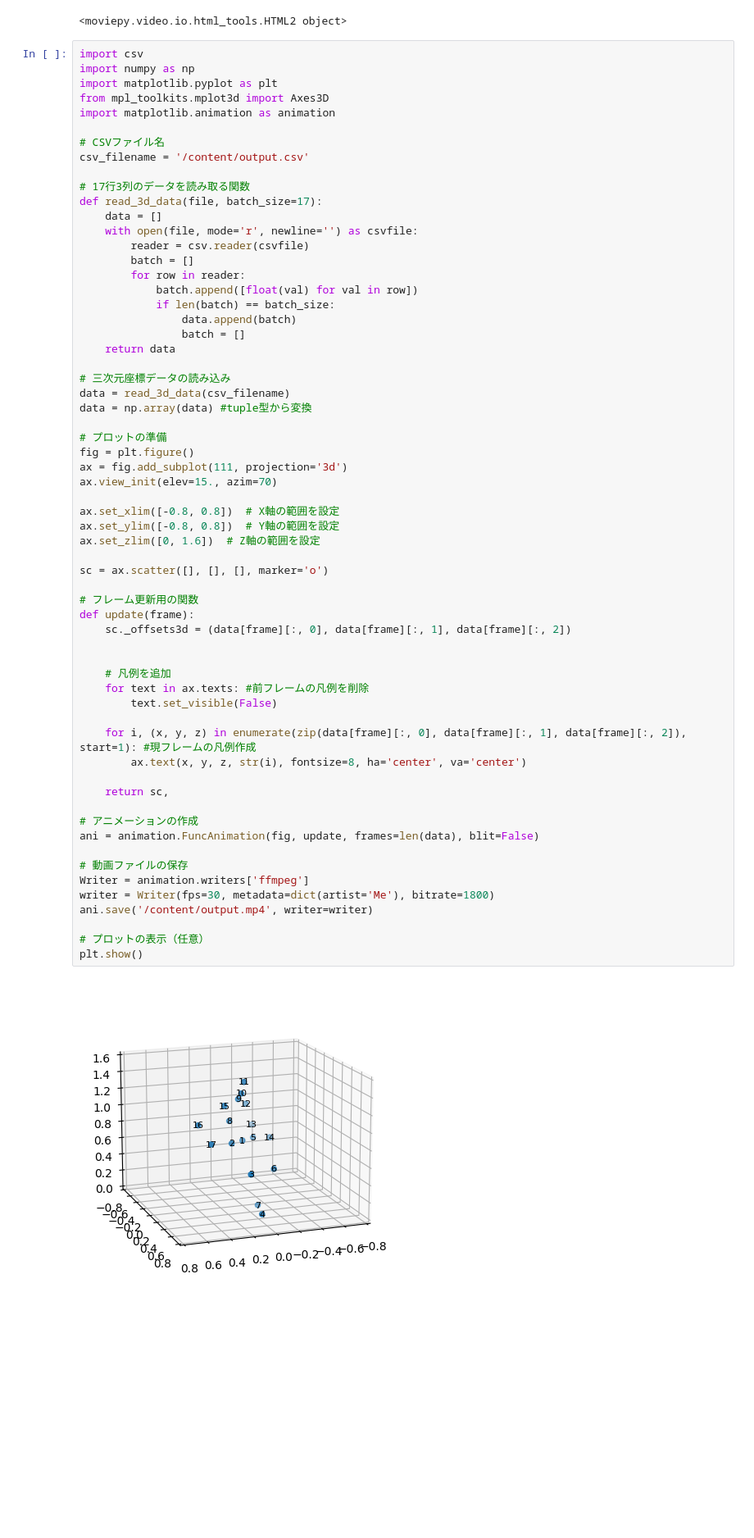
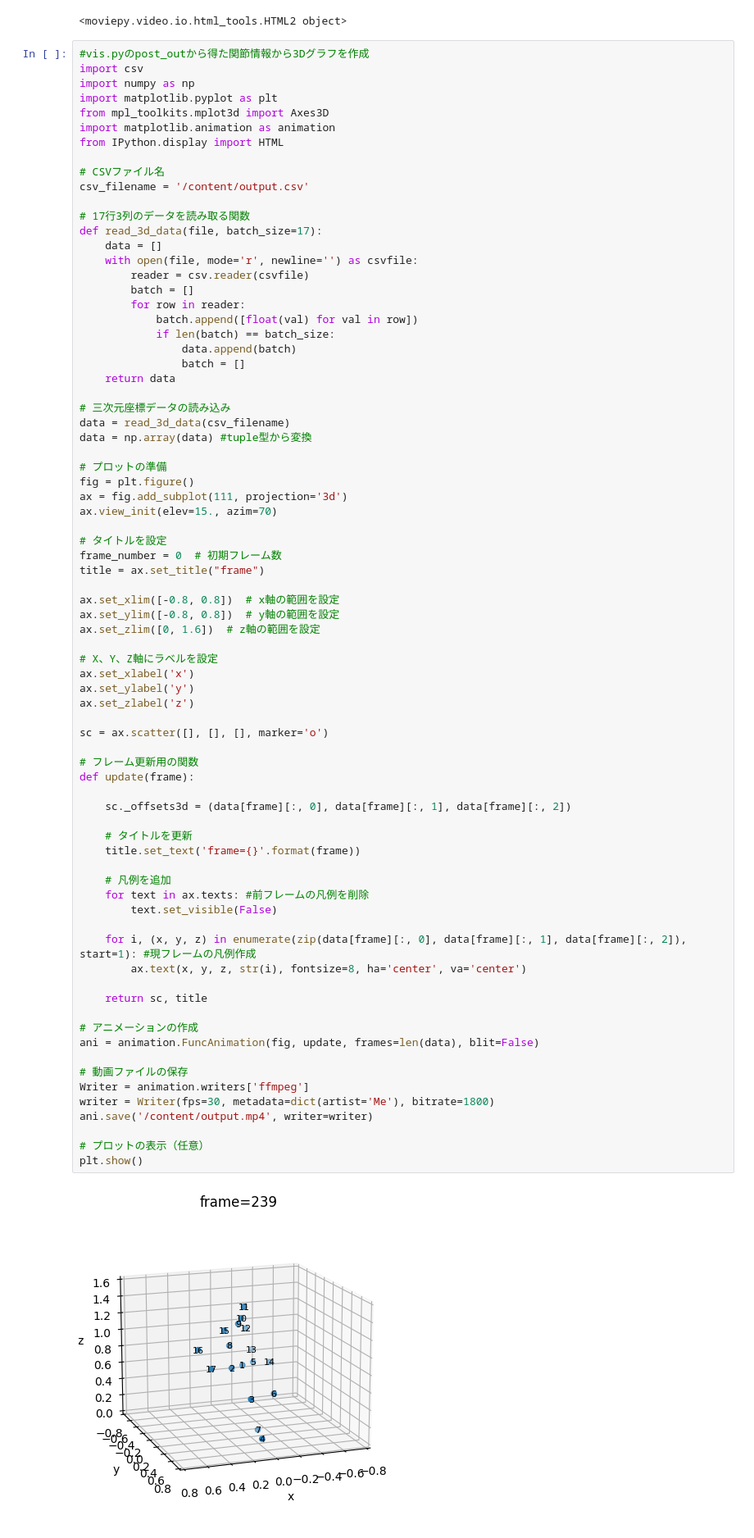
Before and after one commit to Sumisumisumith/Kickmotion-Evaluation-System, a Jupyter notebook: StridedTransformer.ipynb, the cells around one changed output. Shown at 82% size. Drawn from its saved outputs; the diff is of its cells as text; blank space fills up the shorter version.

```diff
--- a/StridedTransformer.ipynb
+++ b/StridedTransformer.ipynb
@@ -146,11 +146,13 @@ Moviepy - Done !
 Moviepy - video ready __temp__.mp4
 <moviepy.video.io.html_tools.HTML2 object>
 # %%
+#vis.pyのpost_outから得た関節情報から3Dグラフを作成
 import csv
 import numpy as np
 import matplotlib.pyplot as plt
 from mpl_toolkits.mplot3d import Axes3D
 import matplotlib.animation as animation
+from IPython.display import HTML
 
 # CSVファイル名
 csv_filename = '/content/output.csv'
@@ -177,35 +179,47 @@ fig = plt.figure()
 ax = fig.add_subplot(111, projection='3d')
 ax.view_init(elev=15., azim=70)
 
-ax.set_xlim([-0.8, 0.8])  # X軸の範囲を設定
-ax.set_ylim([-0.8, 0.8])  # Y軸の範囲を設定
-ax.set_zlim([0, 1.6])  # Z軸の範囲を設定
+# タイトルを設定
+frame_number = 0  # 初期フレーム数
+title = ax.set_title("frame")
+
+ax.set_xlim([-0.8, 0.8])  # x軸の範囲を設定
+ax.set_ylim([-0.8, 0.8])  # y軸の範囲を設定
+ax.set_zlim([0, 1.6])  # z軸の範囲を設定
+
+# X、Y、Z軸にラベルを設定
+ax.set_xlabel('x')
+ax.set_ylabel('y')
+ax.set_zlabel('z')
 
 sc = ax.scatter([], [], [], marker='o')
 
 # フレーム更新用の関数
 def update(frame):
+
     sc._offsets3d = (data[frame][:, 0], data[frame][:, 1], data[frame][:, 2])
 
+    # タイトルを更新
+    title.set_text('frame={}'.format(frame))
 
     # 凡例を追加
     for text in ax.texts: #前フレームの凡例を削除
         text.set_visible(False)
 
     for i, (x, y, z) in enumerate(zip(data[frame][:, 0], data[frame][:, 1], data[frame][:, 2]), start=1): #現フレームの凡例作成
         ax.text(x, y, z, str(i), fontsize=8, ha='center', va='center')
 
-    return sc,
+    return sc, title
 
 # アニメーションの作成
 ani = animation.FuncAnimation(fig, update, frames=len(data), blit=False)
 
 # 動画ファイルの保存
 Writer = animation.writers['ffmpeg']
 writer = Writer(fps=30, metadata=dict(artist='Me'), bitrate=1800)
 ani.save('/content/output.mp4', writer=writer)
 
 # プロットの表示（任意）
 plt.show()
 # %% [output]
-[figure, old version]
+[figure, new version]
```
Also changed, not shown: parts of 6 cells of this notebook.
